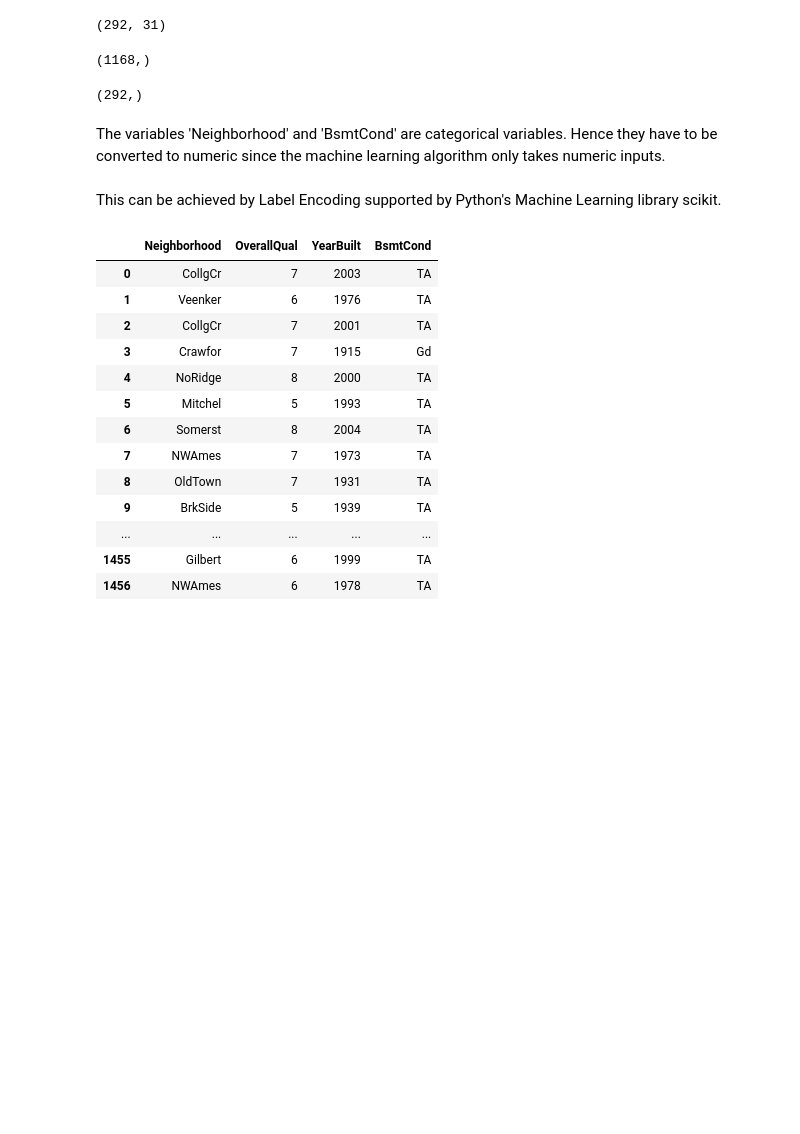
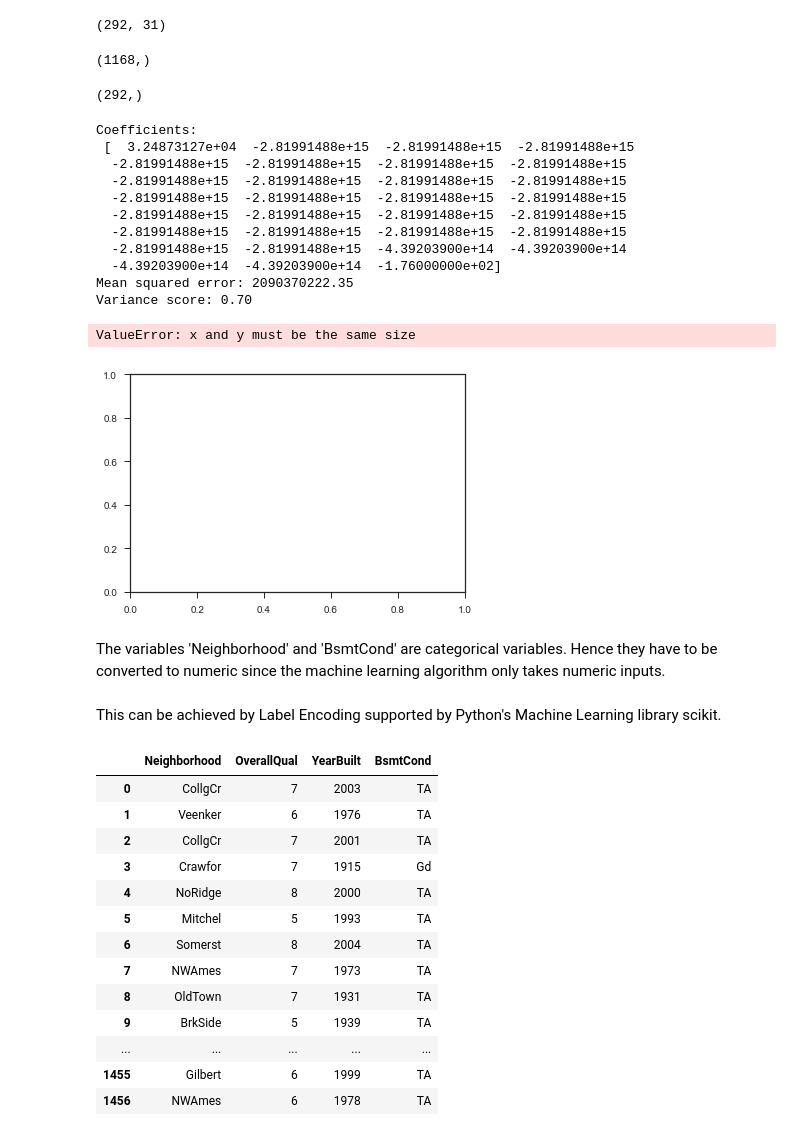
Before and after one commit to NikhilaThota/CapstoneProject_House_Prices_Prediction, a Jupyter notebook: House_prices.ipynb, the cells around one changed output. Cells and saved outputs as stored; diff of their text form; code cells hidden in the pictures; blank space fills up the shorter version.

Commit message:
Regression tested

```diff
--- a/House_prices.ipynb
+++ b/House_prices.ipynb
@@ -276,6 +277,35 @@ output_train.shape
 output_test.shape
 # %% [output]
 (292,)
+# %%
+regr = linear_model.LinearRegression()
+regr.fit(hpdf_dummies_train, output_train)
+# The coefficients
+print('Coefficients: \n', regr.coef_)
+# The mean squared error
+print("Mean squared error: %.2f"
+      % np.mean((regr.predict(hpdf_dummies_test) - output_test) ** 2))
+# Explained variance score: 1 is perfect prediction
+print('Variance score: %.2f' % regr.score(hpdf_dummies_test, output_test))
+
+# Plot outputs
+plt.scatter(hpdf_dummies_test, output_test,  color='black')
+plt.plot(hpdf_dummies_test, regr.predict(output_test), color='blue',
+         linewidth=3)
+# %% [output]
+Coefficients:
+ [  3.24873127e+04  -2.81991488e+15  -2.81991488e+15  -2.81991488e+15
+  -2.81991488e+15  -2.81991488e+15  -2.81991488e+15  -2.81991488e+15
+  -2.81991488e+15  -2.81991488e+15  -2.81991488e+15  -2.81991488e+15
+  -2.81991488e+15  -2.81991488e+15  -2.81991488e+15  -2.81991488e+15
+  -2.81991488e+15  -2.81991488e+15  -2.81991488e+15  -2.81991488e+15
+  -2.81991488e+15  -2.81991488e+15  -2.81991488e+15  -2.81991488e+15
+  -2.81991488e+15  -2.81991488e+15  -4.39203900e+14  -4.39203900e+14
+  -4.39203900e+14  -4.39203900e+14  -1.76000000e+02]
+Mean squared error: 2090370222.35
+Variance score: 0.70
+ValueError: x and y must be the same size
+[figure, added]
 # %%
 # ------------------------------------------------------------------
 # %%
```
Also changed, not shown: parts of 46 cells of this notebook.
